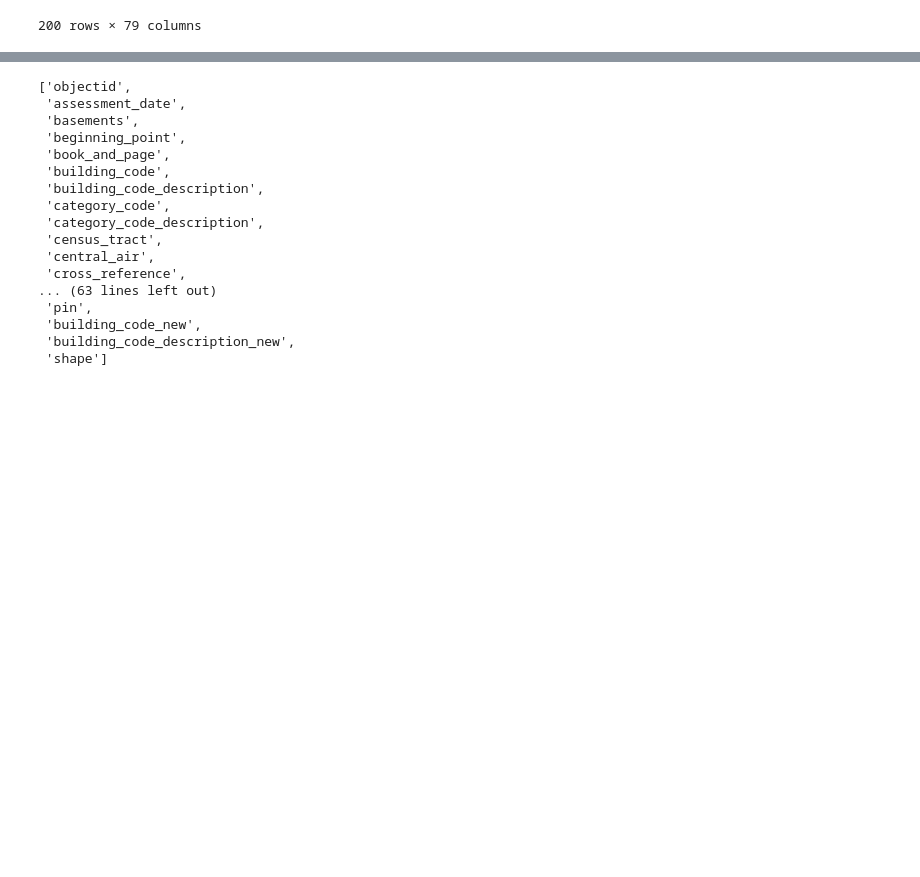
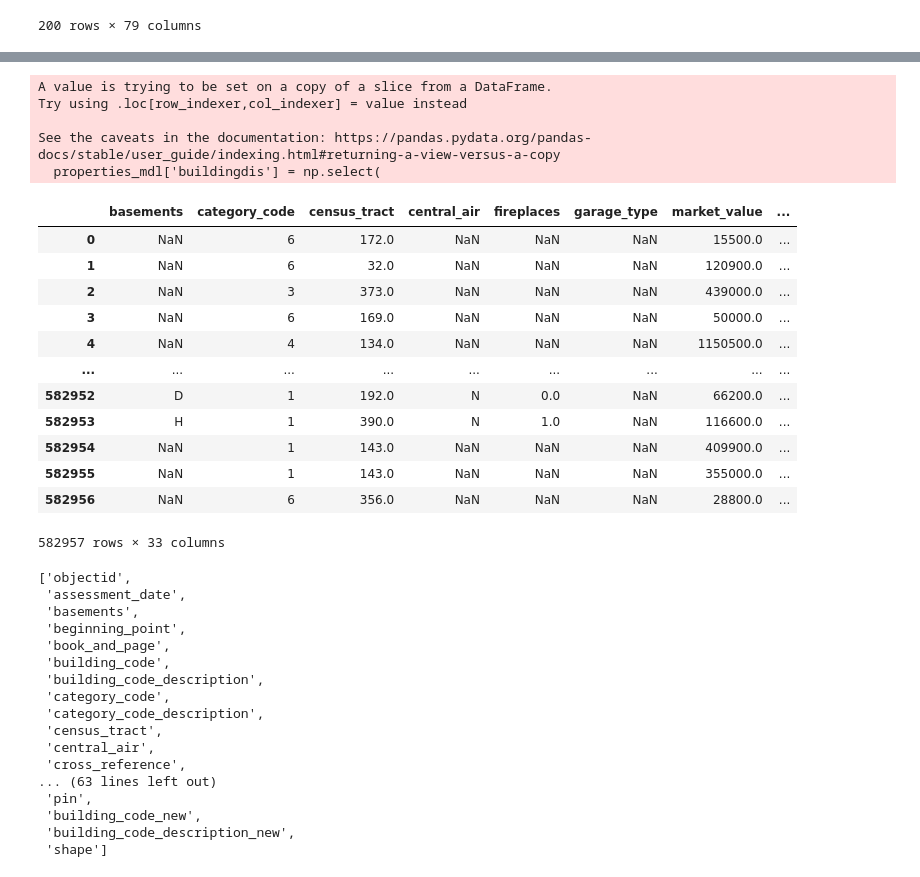
Before and after one commit to musa-5090-spring-2024/musa5090s24-team3-cama, a Jupyter notebook: eda/musa5090_data_science.ipynb, the cells around one changed output, grey strips where cells are left out. Cells and saved outputs as stored; diff of their text form; code cells hidden in the pictures; blank space fills up the shorter version.

Commit message:
baseline data processing

```diff
--- a/eda/musa5090_data_science.ipynb
+++ b/eda/musa5090_data_science.ipynb
@@ -13,7 +14,8 @@ dir = '/content/drive/MyDrive/musa-final-proj/opa_properties_public.csv'
 Mounted at /content/drive
 # %%
 # read in properties dataset
-properties = pd.read_csv(dir)
+opa_dir = '/content/drive/MyDrive/musa-final-proj/opa_properties_public.csv'
+properties = pd.read_csv(opa_dir)
 properties.head(200)
 # %% [output]
 |  | objectid | assessment_date | basements | beginning_point | book_and_page | building_code | ... |
@@ -47,0 +96,22 @@ Name: census_tract, Length: 582957, dtype: float64
+# %%
+# some baseline data processing work
+properties_mdl = properties[['basements', #
+                          'category_code',
+                          'census_tract',
+                          'central_air', #
+                          'fireplaces', #
+                          'garage_type', #
+                          'market_value',
+                          'number_of_bedrooms', #
+                          'number_of_bathrooms', #
+                          'number_of_rooms', #
+                          'number_stories',#
+                          'parcel_number',
+                          'quality_grade', #
+                          'sale_price',
+                          'type_heater', #
+                          'total_area', #
+                          'total_livable_area', #
+                          'view_type', #
+                          'building_code_description_new', #
+                          'year_built']] #
@@ -48,3 +167,41 @@ Name: census_tract, Length: 582957, dtype: float64
+# %%
+# Convert the pandas Series of boolean values to numpy ndarray using .values
+condition1 = properties_mdl['building_code_description_new'].str.contains('ROW', case=False).fillna(False).values
+condition2 = properties_mdl['building_code_description_new'].str.contains('TWIN', case=False).fillna(False).values
+
+properties_mdl['buildingdis'] = np.select(
+    [
+        condition1,
+        condition2
+    ],
+    [
+        'Row',
+        'TWIN'
+    ],
+    default='Other'
+)
+# %% [output]
+A value is trying to be set on a copy of a slice from a DataFrame.
+Try using .loc[row_indexer,col_indexer] = value instead
+
+See the caveats in the documentation: https://pandas.pydata.org/pandas-docs/stable/user_guide/indexing.html#returning-a-view-versus-a-copy
+  properties_mdl['buildingdis'] = np.select(
+# %%
+properties_mdl
+# %% [output]
+|  | basements | category_code | census_tract | central_air | fireplaces | garage_type | market_value | ... |
+| 0 | NaN | 6 | 172.0 | NaN | NaN | NaN | 15500.0 | ... |
+| 1 | NaN | 6 | 32.0 | NaN | NaN | NaN | 120900.0 | ... |
+| 2 | NaN | 3 | 373.0 | NaN | NaN | NaN | 439000.0 | ... |
+| 3 | NaN | 6 | 169.0 | NaN | NaN | NaN | 50000.0 | ... |
+| 4 | NaN | 4 | 134.0 | NaN | NaN | NaN | 1150500.0 | ... |
+| ... | ... | ... | ... | ... | ... | ... | ... | ... |
+| 582952 | D | 1 | 192.0 | N | 0.0 | NaN | 66200.0 | ... |
+| 582953 | H | 1 | 390.0 | N | 1.0 | NaN | 116600.0 | ... |
+| 582954 | NaN | 1 | 143.0 | NaN | NaN | NaN | 409900.0 | ... |
+| 582955 | NaN | 1 | 143.0 | NaN | NaN | NaN | 355000.0 | ... |
+| 582956 | NaN | 6 | 356.0 | NaN | NaN | NaN | 28800.0 | ... |
+582957 rows × 33 columns
 # %%
 # check attribtue name
 properties.columns.tolist()
```
Also changed, not shown: parts of 9 cells of this notebook.
